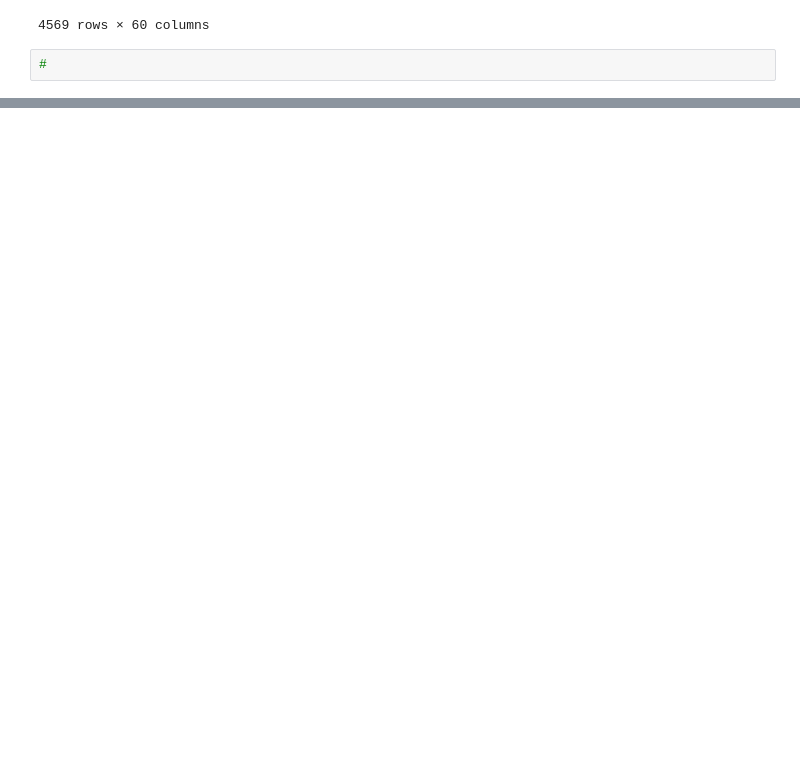
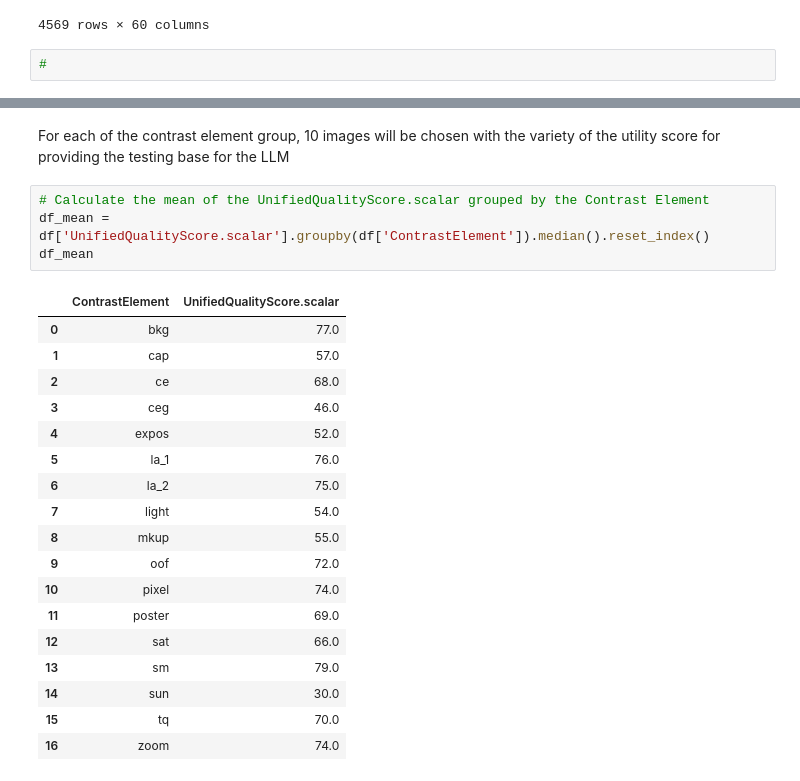
Before and after one commit to olablachowiak/biometrics-project, a Jupyter notebook: analysis.ipynb, the cells around one changed output, grey strips where cells are left out. Saved outputs shown, nothing was run; the diff lists cells and outputs as text; blank space fills up the shorter version.

```diff
--- a/analysis.ipynb
+++ b/analysis.ipynb
@@ -27,0 +51,25 @@ df
+# %% [markdown]
+For each of the contrast element group, 10 images will be chosen with the variety of the utility score for providing the testing base for the LLM
+# %%
+# Calculate the mean of the UnifiedQualityScore.scalar grouped by the Contrast Element
+df_mean = df['UnifiedQualityScore.scalar'].groupby(df['ContrastElement']).median().reset_index()
+df_mean
+# %% [output]
+|  | ContrastElement | UnifiedQualityScore.scalar |
+| 0 | bkg | 77.0 |
+| 1 | cap | 57.0 |
+| 2 | ce | 68.0 |
+| 3 | ceg | 46.0 |
+| 4 | expos | 52.0 |
+| 5 | la_1 | 76.0 |
+| 6 | la_2 | 75.0 |
+| 7 | light | 54.0 |
+| 8 | mkup | 55.0 |
+| 9 | oof | 72.0 |
+| 10 | pixel | 74.0 |
+| 11 | poster | 69.0 |
+| 12 | sat | 66.0 |
+| 13 | sm | 79.0 |
+| 14 | sun | 30.0 |
+| 15 | tq | 70.0 |
+| 16 | zoom | 74.0 |
```
Also changed, not shown: parts of 9 cells of this notebook, 3 other files.
